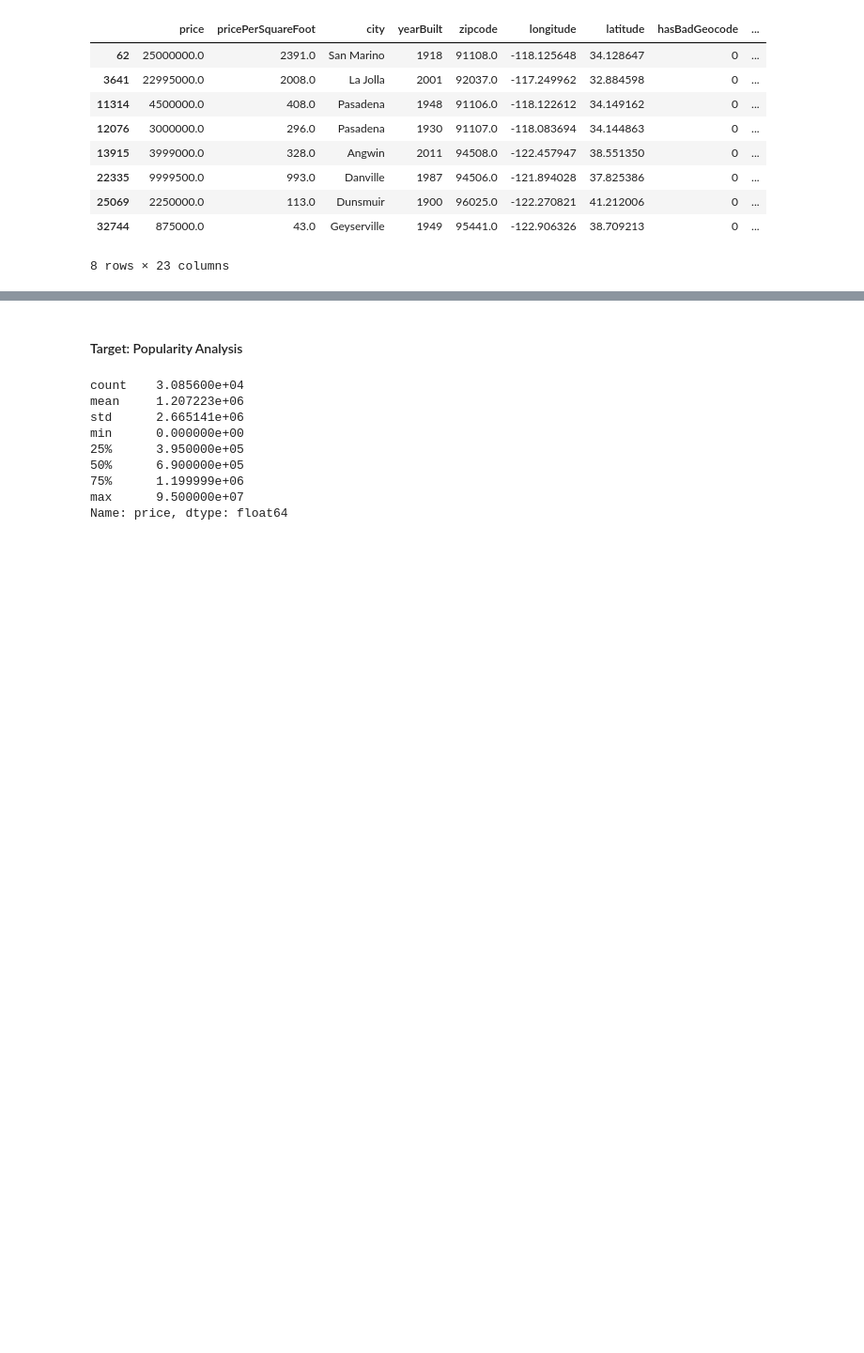
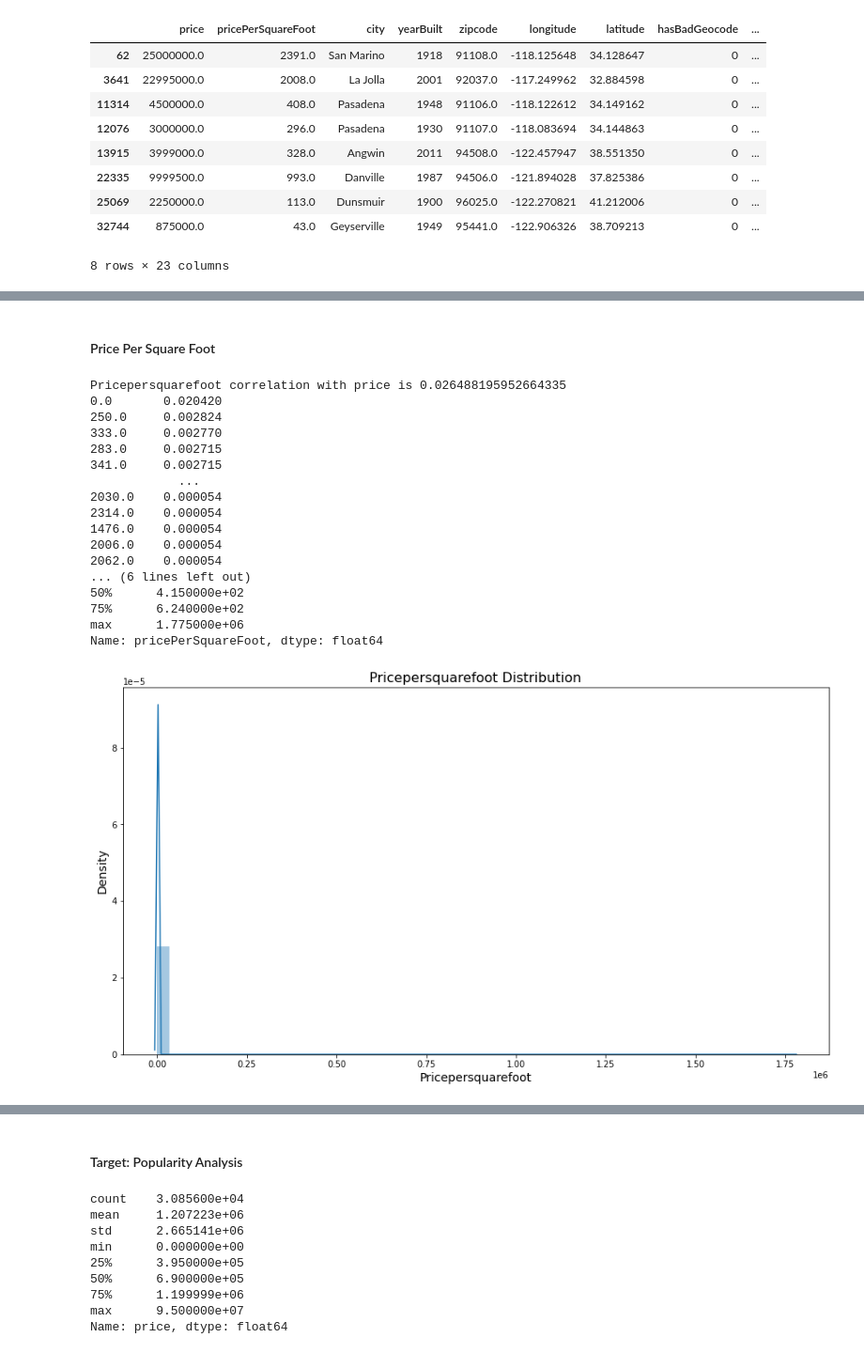
Before and after one commit to erin-vu/real_estate, a Jupyter notebook: Real Estate Analysis.ipynb, the cells around one changed output, grey strips where cells are left out. Shown: that part at 94% size. Saved outputs shown, nothing was run; the diff lists cells and outputs as text; code cells hidden in the pictures; blank space fills up the shorter version.

Commit message:
added more feature analysis

```diff
--- a/Real Estate Analysis.ipynb
+++ b/Real Estate Analysis.ipynb
@@ -124,7 +124,7 @@ dtype: int64
 # %%
 def feature_corr(feature):
     feature_corr = df_single['price'].corr(df_single[feature])
-    return print(f'{feature.title()} correlation with popularity is {feature_corr}')
+    return print(f'{feature.title()} correlation with price is {feature_corr}')
 
 def feature_analysis(feature):
     '''Creates distplot and graph of feature and mean of price along with correlation and value counts'''
@@ -606,0 +661,23 @@ df_single[df_single['livingArea'] > 10000]
+# %% [markdown]
+#### Price Per Square Foot
+# %%
+feature_analysis('pricePerSquareFoot')
+# %% [output]
+Pricepersquarefoot correlation with price is 0.026488195952664335
+0.0       0.020420
+250.0     0.002824
+333.0     0.002770
+283.0     0.002715
+341.0     0.002715
+            ...
+2030.0    0.000054
+2314.0    0.000054
+1476.0    0.000054
+2006.0    0.000054
+2062.0    0.000054
+... (6 lines left out)
+50%      4.150000e+02
+75%      6.240000e+02
+max      1.775000e+06
+Name: pricePerSquareFoot, dtype: float64
+[figure, added]
```
Also changed, not shown: parts of 22 cells of this notebook.
